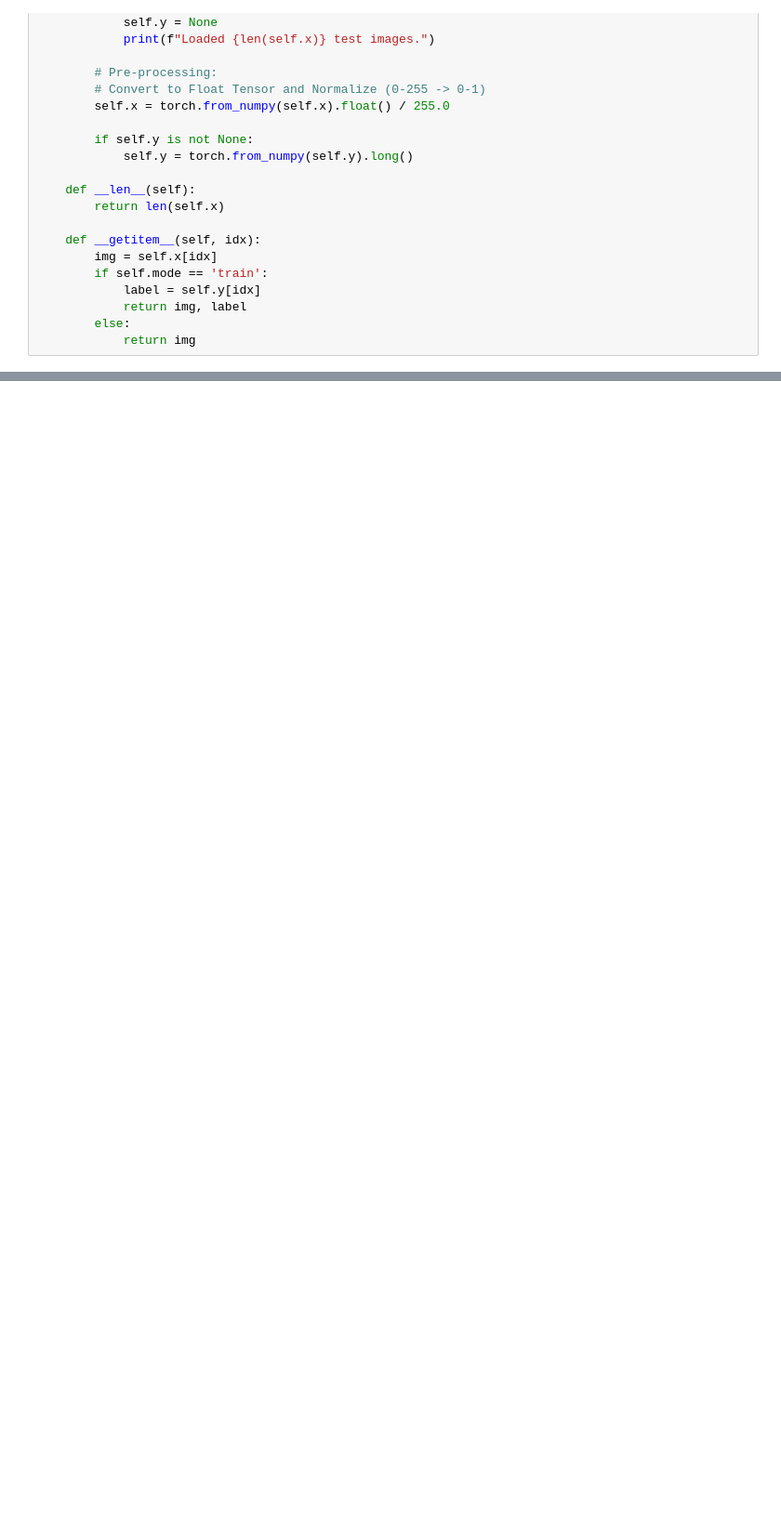
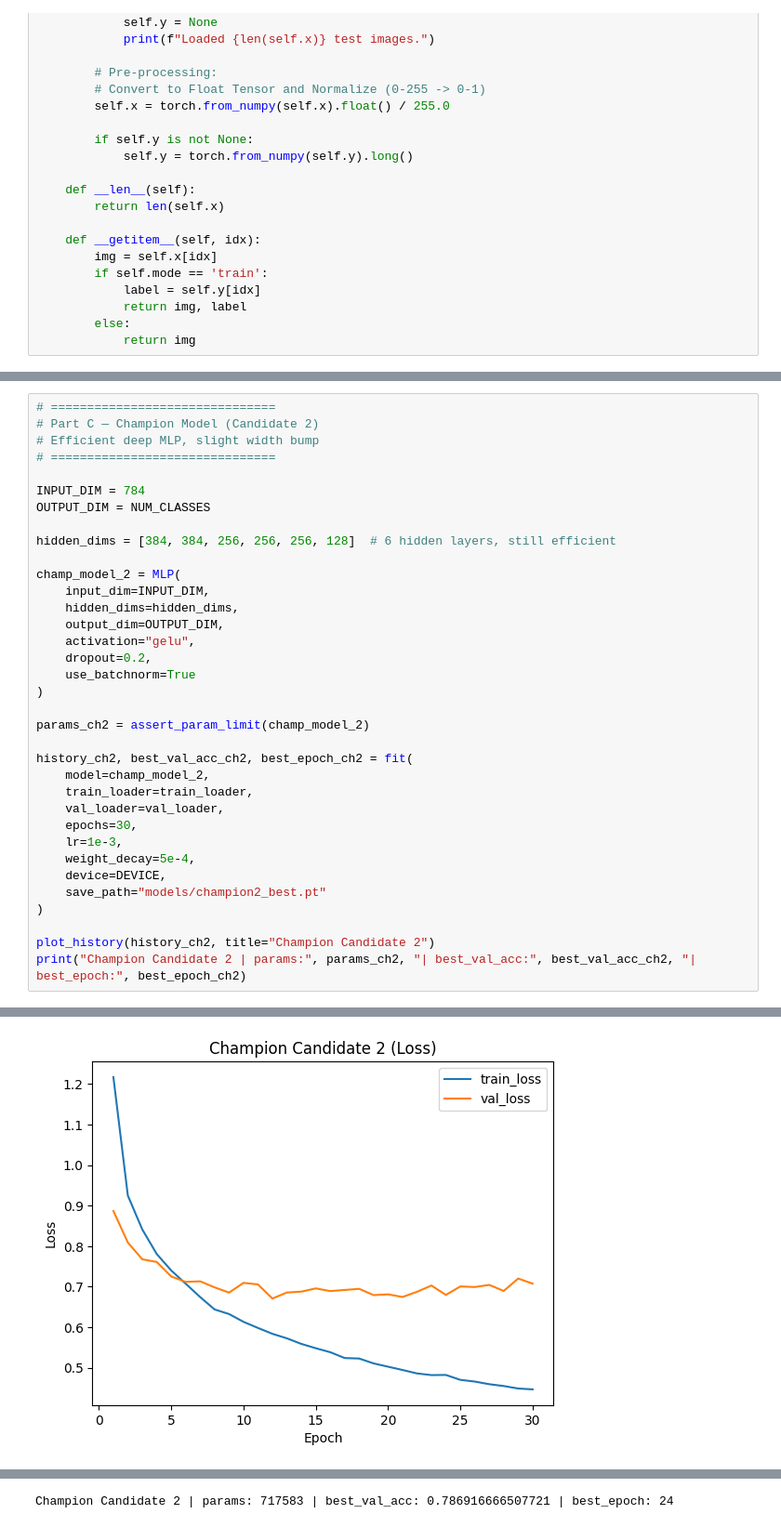
Before and after one commit to engrAbdullahQureshi/25280074_DL_PA2_QuickDraw_MLP, a Jupyter notebook: 25280074__PA2.ipynb, the cells around one changed output, grey strips where cells are left out. Shown at 93% size. Drawn from its saved outputs; the diff is of its cells as text; blank space fills up the shorter version.

```diff
--- a/25280074__PA2.ipynb
+++ b/25280074__PA2.ipynb
@@ -95,0 +487,36 @@ print(f"Train samples: {len(train_dataset)} | Validation samples: {len(val_datas
+# %%
+# ===============================
+# Part C — Champion Model (Candidate 2)
+# Efficient deep MLP, slight width bump
+# ===============================
+
+INPUT_DIM = 784
+OUTPUT_DIM = NUM_CLASSES
+
+hidden_dims = [384, 384, 256, 256, 256, 128]  # 6 hidden layers, still efficient
+
+champ_model_2 = MLP(
+    input_dim=INPUT_DIM,
+    hidden_dims=hidden_dims,
+    output_dim=OUTPUT_DIM,
+    activation="gelu",
+    dropout=0.2,
+    use_batchnorm=True
+)
+
+params_ch2 = assert_param_limit(champ_model_2)
+
+history_ch2, best_val_acc_ch2, best_epoch_ch2 = fit(
+    model=champ_model_2,
+    train_loader=train_loader,
+    val_loader=val_loader,
+    epochs=30,
+    lr=1e-3,
+    weight_decay=5e-4,
+    device=DEVICE,
+    save_path="models/champion2_best.pt"
+)
+
+plot_history(history_ch2, title="Champion Candidate 2")
+print("Champion Candidate 2 | params:", params_ch2, "| best_val_acc:", best_val_acc_ch2, "| best_epoch:", best_epoch_ch2)
+# %% [output]
@@ -95,0 +540 @@ print(f"Train samples: {len(train_dataset)} | Validation samples: {len(val_datas
+[figure, added]
@@ -95,0 +542 @@ print(f"Train samples: {len(train_dataset)} | Validation samples: {len(val_datas
+Champion Candidate 2 | params: 717583 | best_val_acc: 0.786916666507721 | best_epoch: 24
```
Also changed, not shown: parts of 33 cells of this notebook, 5 other files.
